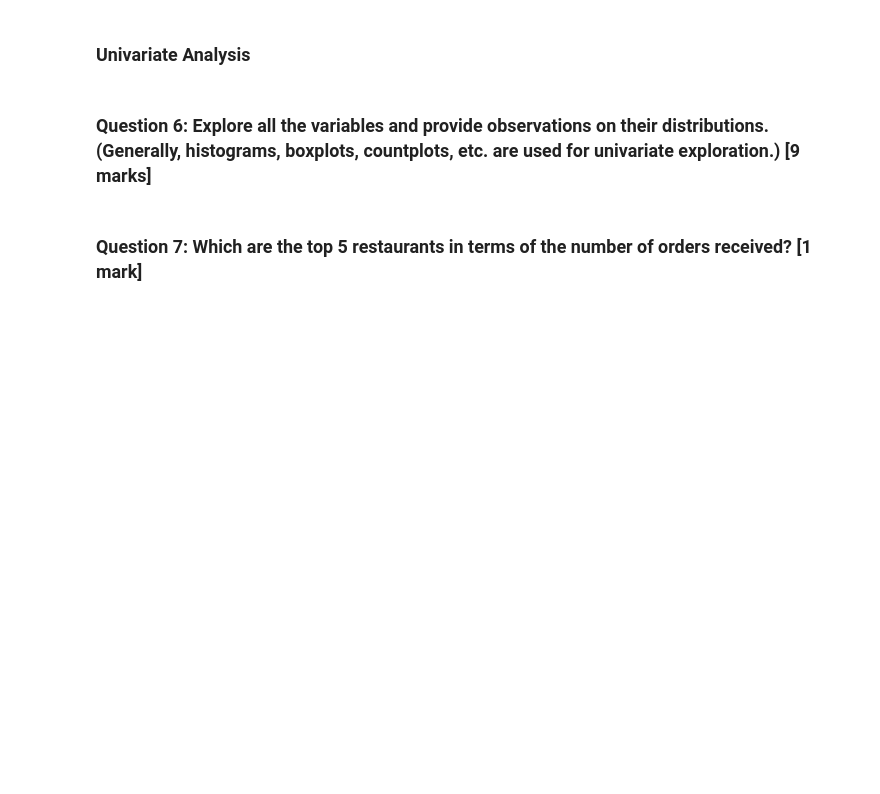
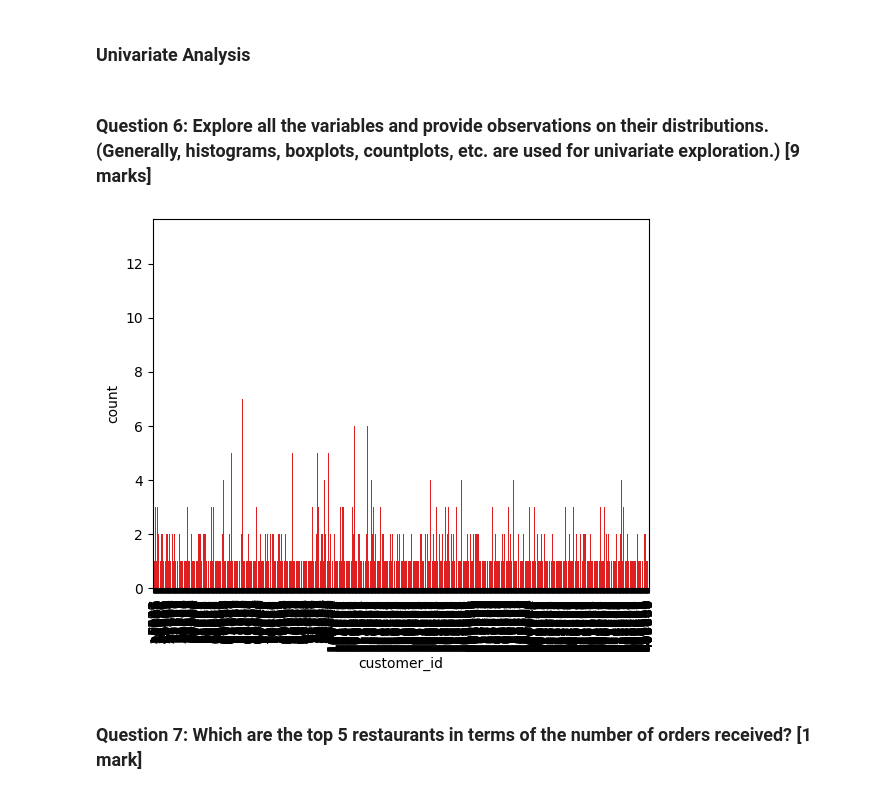
Before and after one commit to Rajesh2015/FoodHub-Data-Analysis, a Jupyter notebook: FoodHub-EDA.ipynb, the cells around one changed output. Drawn from its saved outputs; the diff is of its cells as text; code cells hidden in the pictures; blank space fills up the shorter version.

```diff
--- a/FoodHub-EDA.ipynb
+++ b/FoodHub-EDA.ipynb
@@ -142,3 +211,9 @@ array(['Not given', '5', '3', '4'], dtype=object)
+# %%
+sns.countplot(data=food_df,x='customer_id',color='red')
+plt.xticks(rotation=90)
+plt.show()
+# %% [output]
+[figure, added]
 # %% [markdown]
 ### **Question 7**: Which are the top 5 restaurants in terms of the number of orders received? [1 mark]
 # %%
```
Also changed, not shown: parts of 22 cells of this notebook.
